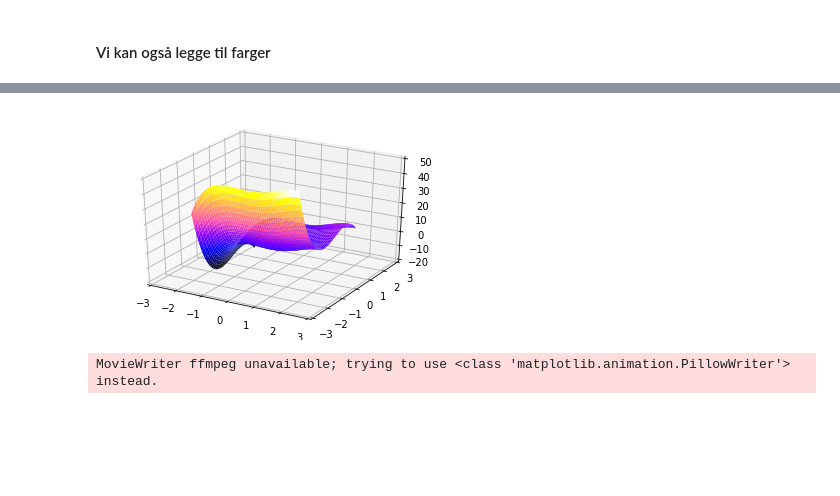
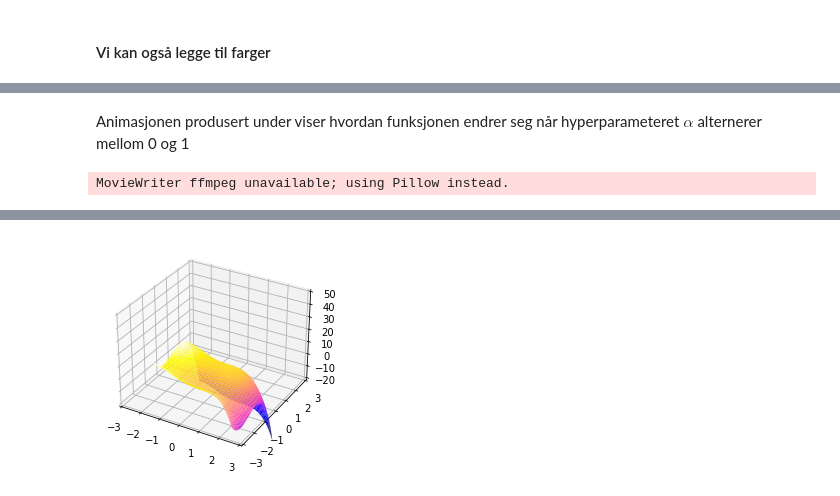
Before and after one commit to marksverdhei/advanced_matplotlib_workshop, a Jupyter notebook: 3dplots, animasjoner og overflater.ipynb, the cells around one changed output, grey strips where cells are left out. Drawn from its saved outputs; the diff is of its cells as text; code cells hidden in the pictures; blank space fills up the shorter version.

```diff
--- a/3dplots, animasjoner og overflater.ipynb
+++ b/3dplots, animasjoner og overflater.ipynb
@@ -73,0 +77,11 @@ ax.plot_surface(X, Y, X*Y*a, cmap="inferno")
+# %%
+ax = plt.axes(projection="3d")
+Z = np.array([[1, -1],
+              [1, -1]])
+Y = np.array([[-1, -1],
+              [1, 1]])
+X = np.array([[1, 1], [1, 1]])
+ax.plot_surface(X, Y, Z, color="r")
+ax.plot_surface(-X, Y, Z, color="b")
+ax.plot_surface(Y, X, Z, color="y")
+ax.plot_surface(Y, -X, Z, color="g")
@@ -83,9 +150,11 @@ Deler av funksjonen er rappet fra ukesoppgave 2 i IN3050
 # %%
+alpha = 1
+
 def g(x):
-    return -np.power(x, 4) + 2 * np.power(x, 3) + 2 * np.power(x, 2) - x
+    return -np.power(x, 4) + 2 * alpha * np.power(x, 3) + 2 * np.power(x, 2) - x
 
 def h(x):
-    return -4 * np.power(x, 3) + 6 * np.power(x, 2) + 4 * x - 1
+    return -4 * np.power(x, 3) + 6 * alpha * np.power(x, 2) + 4 * x - 1
 
 def f(x, y):
     return g(x) + h(y)
@@ -128,16 +171,23 @@ ax.plot_surface(Xi, Yi, Z, cmap="gnuplot2")
+# %% [markdown]
+Animasjonen produsert under viser hvordan funksjonen endrer seg når hyperparameteret $\alpha$ alternerer mellom 0 og 1
 # %%
+gif_path = "gifs/surfaceplot.gif"
+
 fig = plt.figure()
 ax = fig.add_subplot(projection="3d")
 ax.set_xlim(-3, 3)
 ax.set_ylim(-3, 3)
 ax.set_zlim(-20, 50)
 surface = [ax.plot_surface(X, Y, Z, cmap="gnuplot2")]
+
 def next_frame(frame_number, surface):
-    angle = frame_number/10
+    global alpha
+    alpha = np.cos(frame_number/10)
     surface[0].remove()
-    Xi = np.cos(angle) * X - np.sin(angle) * Y
-    Yi = np.sin(angle) * X + np.cos(angle) * Y
-    surface[0] = ax.plot_surface(Xi, Yi, Z, cmap="gnuplot2")
+    surface[0] = ax.plot_surface(X, Y, f(X, Y), cmap="gnuplot2")
 
-ani = FuncAnimation(fig, next_frame, fargs=(surface,), interval=10, frames=200)
+ani = FuncAnimation(fig, next_frame, fargs=(surface,), interval=10, frames=100)
+ani.save(gif_path, fps=10)
+Image(url=gif_path)
 # %% [output]
+MovieWriter ffmpeg unavailable; using Pillow instead.
@@ -144,5 +195 @@ ani = FuncAnimation(fig, next_frame, fargs=(surface,), interval=10, frames=200)
-[figure, old version]
+[figure, new version]
-# %%
-ani.save("gifs/rotating_surfaceplot.gif", fps=10)
-# %% [output]
-MovieWriter ffmpeg unavailable; trying to use <class 'matplotlib.animation.PillowWriter'> instead.
```
Also changed, not shown: parts of 19 cells of this notebook, 3 other files.
